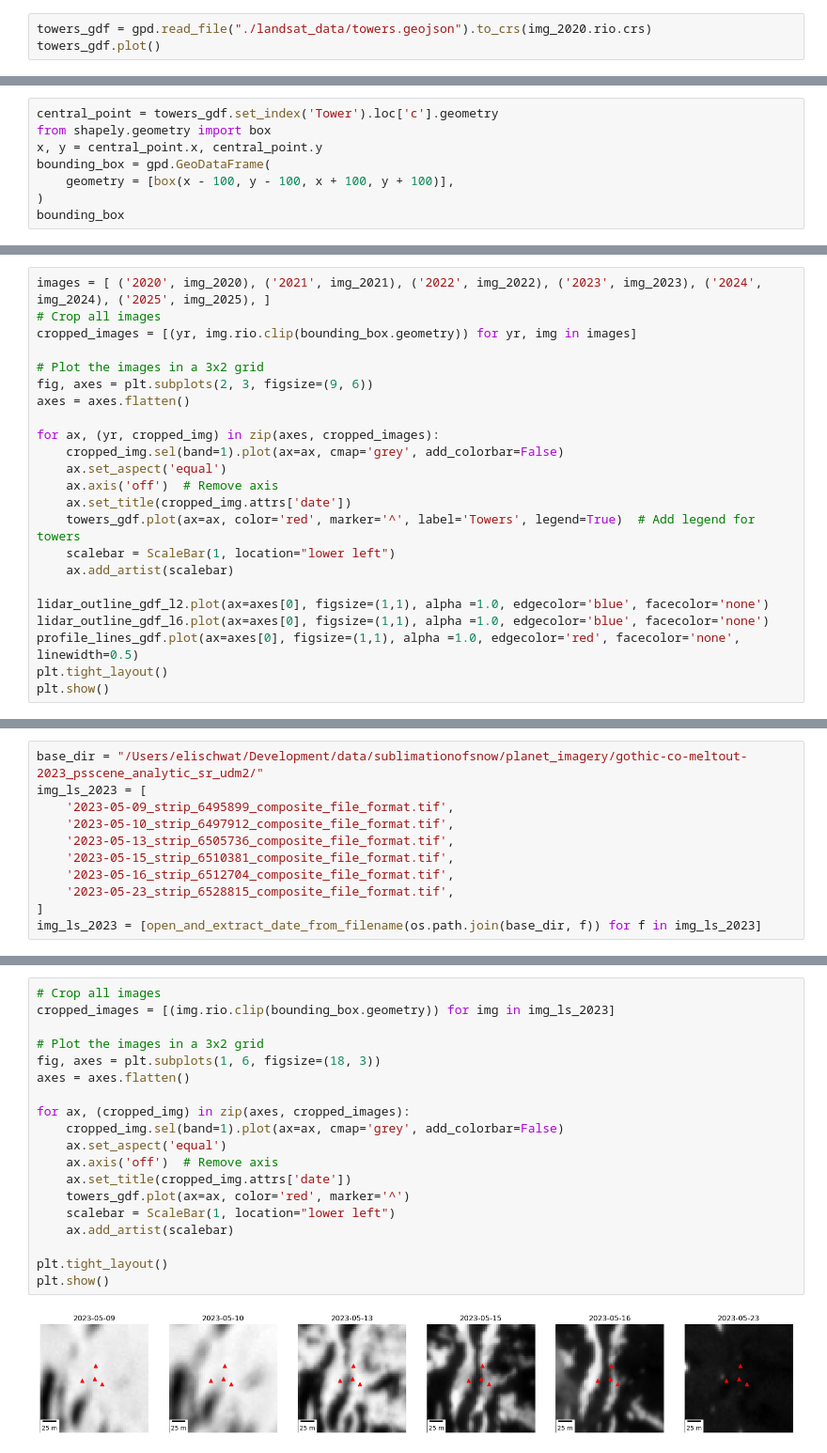
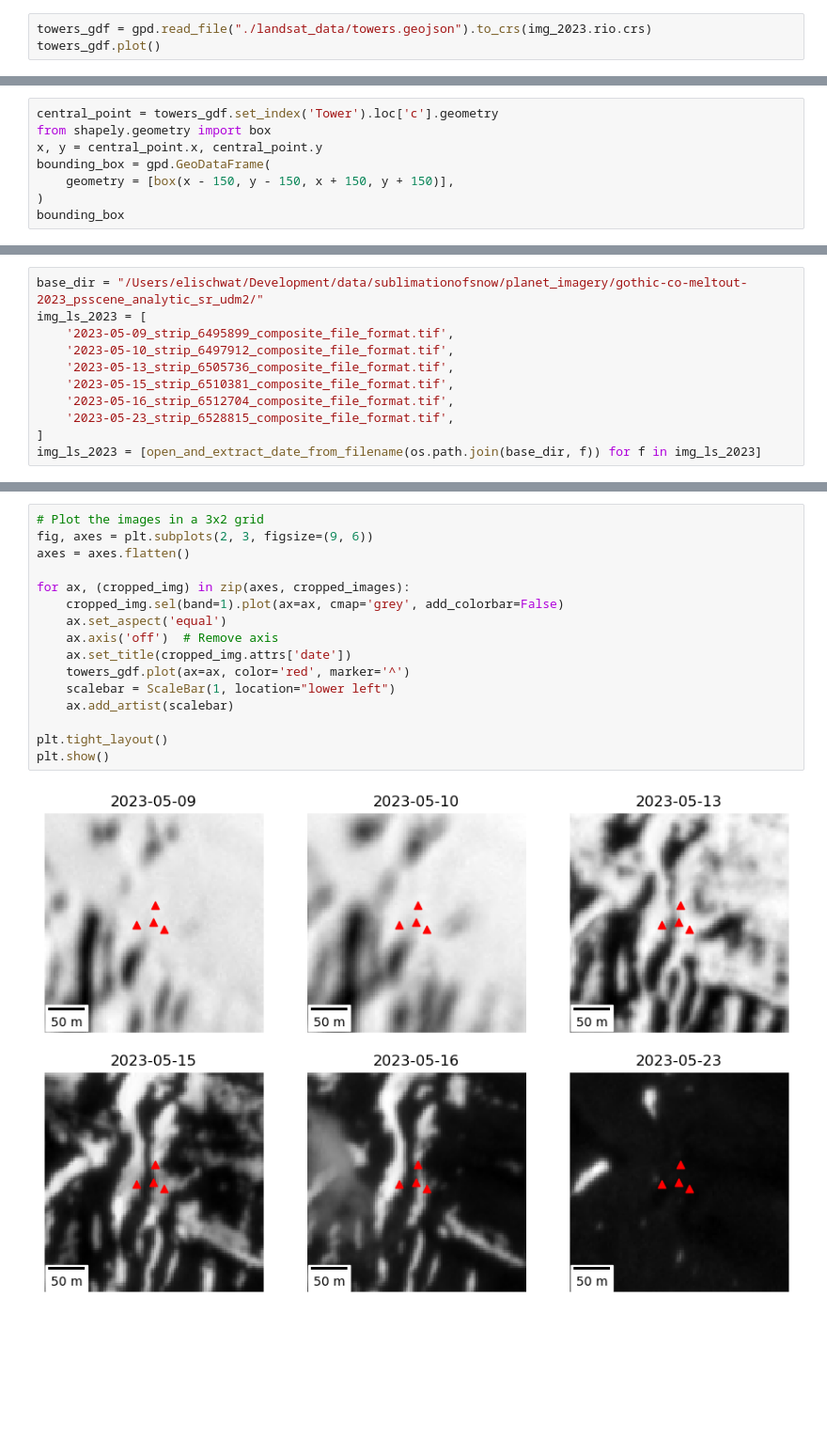
Before and after one commit to elischwat/sublimationofsnow, a Jupyter notebook: analysis/paper3/figure1_create.ipynb, the cells around one changed output, grey strips where cells are left out. Shown at 94% size. Saved outputs shown, nothing was run; the diff lists cells and outputs as text; blank space fills up the shorter version.

Commit message:
updating figure 1 and sca creation, only using permitted products now

```diff
--- a/analysis/paper3/figure1_create.ipynb
+++ b/analysis/paper3/figure1_create.ipynb
@@ -26,5 +22,5 @@ img_2025 = open_and_extract_date_from_filename("/Users/elischwat/Development/dat
 # %%
-towers_gdf = gpd.read_file("./landsat_data/towers.geojson").to_crs(img_2020.rio.crs)
+towers_gdf = gpd.read_file("./landsat_data/towers.geojson").to_crs(img_2023.rio.crs)
 towers_gdf.plot()
 # %% [output]
 <Axes: >
@@ -34,7 +30,7 @@ central_point = towers_gdf.set_index('Tower').loc['c'].geometry
 from shapely.geometry import box
 x, y = central_point.x, central_point.y
 bounding_box = gpd.GeoDataFrame(
-    geometry = [box(x - 100, y - 100, x + 100, y + 100)],
+    geometry = [box(x - 150, y - 150, x + 150, y + 150)],
 )
 bounding_box
 # %% [output]
@@ -144,23 +103,0 @@ profile_lines_gdf = profile_lines_gdf.iloc[[0, 1, 2, 4, 5, 8]]
-# %%
-images = [ ('2020', img_2020), ('2021', img_2021), ('2022', img_2022), ('2023', img_2023), ('2024', img_2024), ('2025', img_2025), ]
-# Crop all images
-cropped_images = [(yr, img.rio.clip(bounding_box.geometry)) for yr, img in images]
-
-# Plot the images in a 3x2 grid
-fig, axes = plt.subplots(2, 3, figsize=(9, 6))
-axes = axes.flatten()
-
-for ax, (yr, cropped_img) in zip(axes, cropped_images):
-    cropped_img.sel(band=1).plot(ax=ax, cmap='grey', add_colorbar=False)
-    ax.set_aspect('equal')
-    ax.axis('off')  # Remove axis
-    ax.set_title(cropped_img.attrs['date'])
-    towers_gdf.plot(ax=ax, color='red', marker='^', label='Towers', legend=True)  # Add legend for towers
-    scalebar = ScaleBar(1, location="lower left")
-    ax.add_artist(scalebar)
-
-lidar_outline_gdf_l2.plot(ax=axes[0], figsize=(1,1), alpha =1.0, edgecolor='blue', facecolor='none')
-lidar_outline_gdf_l6.plot(ax=axes[0], figsize=(1,1), alpha =1.0, edgecolor='blue', facecolor='none')
-profile_lines_gdf.plot(ax=axes[0], figsize=(1,1), alpha =1.0, edgecolor='red', facecolor='none', linewidth=0.5)
-plt.tight_layout()
-plt.show()
@@ -200,24 +120,21 @@ img_ls_2023 = [open_and_extract_date_from_filename(os.path.join(base_dir, f)) fo
 # %%
-# Crop all images
-cropped_images = [(img.rio.clip(bounding_box.geometry)) for img in img_ls_2023]
-
 # Plot the images in a 3x2 grid
-fig, axes = plt.subplots(1, 6, figsize=(18, 3))
+fig, axes = plt.subplots(2, 3, figsize=(9, 6))
 axes = axes.flatten()
 
 for ax, (cropped_img) in zip(axes, cropped_images):
     cropped_img.sel(band=1).plot(ax=ax, cmap='grey', add_colorbar=False)
     ax.set_aspect('equal')
     ax.axis('off')  # Remove axis
     ax.set_title(cropped_img.attrs['date'])
     towers_gdf.plot(ax=ax, color='red', marker='^')
     scalebar = ScaleBar(1, location="lower left")
     ax.add_artist(scalebar)
 
 plt.tight_layout()
 plt.show()
 # %% [output]
-[figure, old version]
+[figure, new version]
 # %%
 def get_normed_rgb_img(ds):
     # Stack the RGB bands (e.g., bands 1, 2, and 3)
```
Also changed, not shown: parts of 24 cells of this notebook, 1 other file.
